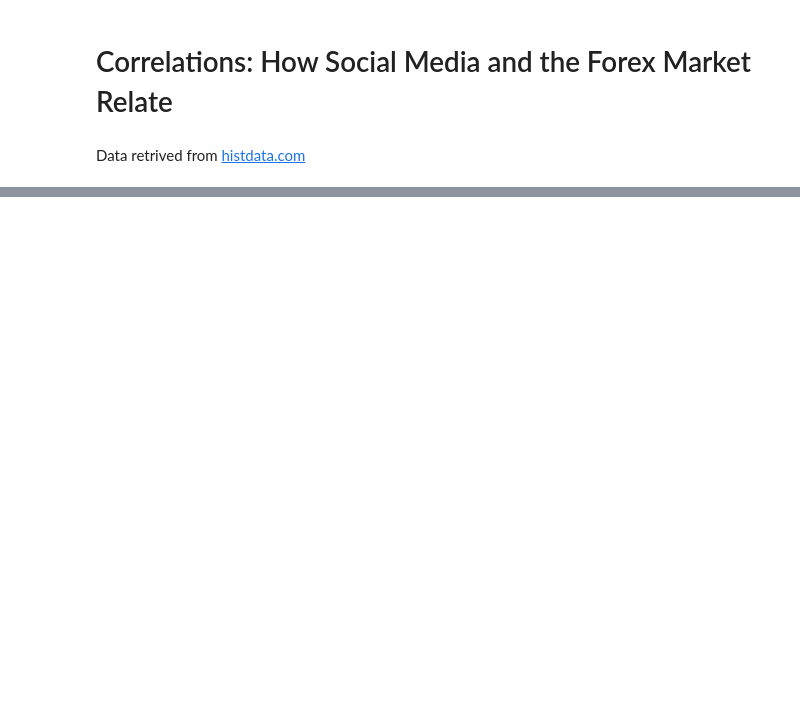
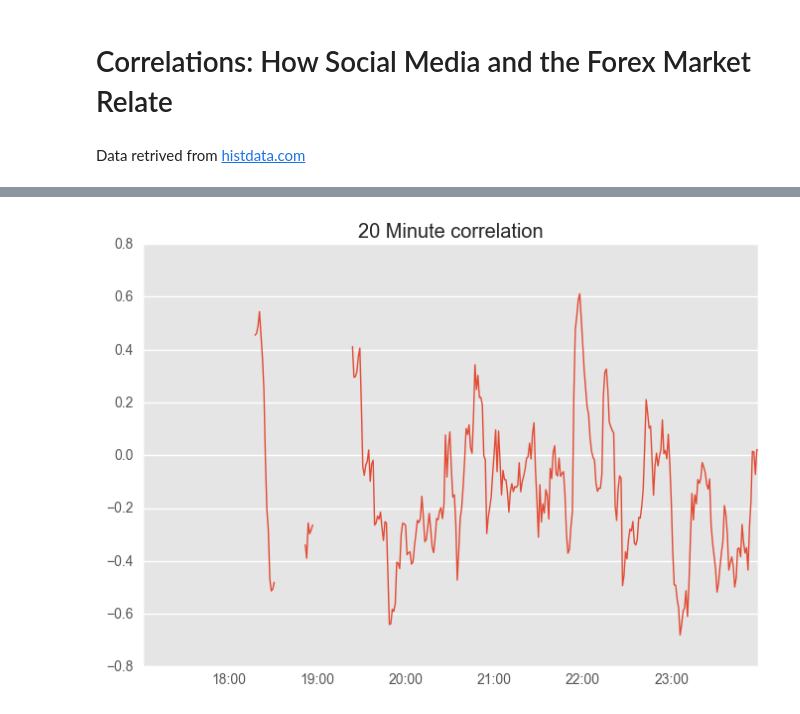
Before and after one commit to gerdm/2016-actuarial-congress, a Jupyter notebook: twitter_finance/usd_mxn_analysis.ipynb, the cells around one changed output, grey strips where cells are left out. Saved outputs shown, nothing was run; the diff lists cells and outputs as text; code cells hidden in the pictures; blank space fills up the shorter version.

```diff
--- a/twitter_finance/usd_mxn_analysis.ipynb
+++ b/twitter_finance/usd_mxn_analysis.ipynb
@@ -44,0 +202,6 @@ datetime.datetime(2016, 10, 2, 0, 0)
+# %%
+fx_debate.debate_count.rolling(window=20).corr(fx_debate.mxn_usd).plot(linewidth=1)
+plt.title("20 Minute correlation")
+plt.show()
+# %% [output]
+[figure, added]
```
Also changed, not shown: parts of 29 cells of this notebook, 1 other file.
